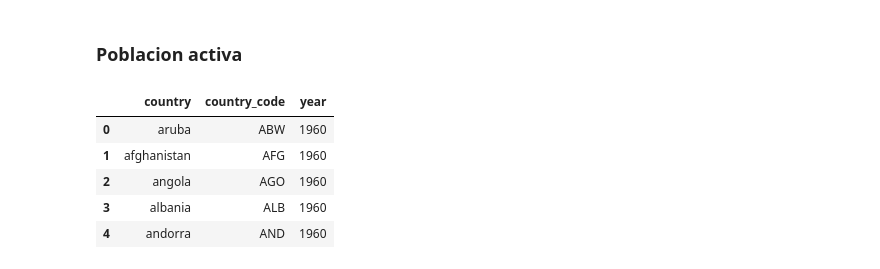
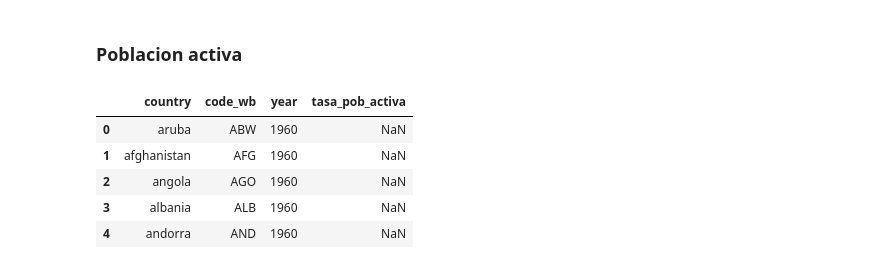
Before and after one commit to Morante-tech/PoliticAI, a Jupyter notebook: privado-articulos/notebooks/5_gm_instituciones.ipynb, the cells around one changed output. Drawn from its saved outputs; the diff is of its cells as text; code cells hidden in the pictures.

```diff
--- a/privado-articulos/notebooks/5_gm_instituciones.ipynb
+++ b/privado-articulos/notebooks/5_gm_instituciones.ipynb
@@ -22,7 +22,7 @@ chart_studio.tools.set_credentials_file(username=username, api_key=api_key)
 # pio.write_html(fig, file=’index.html’, auto_open=True)
 # %%
 def clean_df_format(df):
-    df.columns = [x.lower().replace("/", "_").replace(" ", "_").strip() for x in df.columns]
+    df.columns = [x.lower().replace("/", "_").replace(" ", "_").replace("(", "").replace(")", "").strip() for x in df.columns]
     return df
 
 def clean_country_names(df, column, new_country_col_name="country"):
@@ -37,7 +37,7 @@ def clean_country_names(df, column, new_country_col_name="country"):
                  "dem_rep_of_congo":"congo_kinshasa", "congo_dem_rep":"congo_kinshasa","congo_rep":"congo_brazzaville",
                   "egypt_arab_rep":"egypt", "gambia_the":"gambia","the_gambia":"gambia" ,"russian_federation":"russia",
                  "iran_islamic_rep":"iran", "yemen_rep":"yemen", "kyrgyz_republic":"kyrgyzstan",
-                 "lao_pdr":"laos", "bahamas_the":"bahamas", "brunei_darussalam":"brunei",
+                 "lao_pdr":"laos", "bahamas_the":"bahamas", "brunei_darussalam":"brunei", "sudan_north":"sudan",
                  "hong_kong_sar_china":"hong_kong"}
     df[column] =  df[column].replace(name_changes)
 
@@ -120,15 +126,19 @@ filas:  (990, 6)
 ### Poblacion activa
 # %%
 df_poblacionactiva_idx = pd.melt(df_poblacionactiva, id_vars=['country_name','country_code'], value_vars=df_poblacionactiva.columns[4:])
-df_poblacionactiva_idx = df_poblacionactiva_idx.rename(columns={"variable":"year"})
-df_poblacionactiva_idx = clean_country_names(df=df_poblacionactiva_idx[["country_name", "country_code", "year"]], column="country_name")
+df_poblacionactiva_idx = df_poblacionactiva_idx[["country_name", "country_code", "variable", "value"]]
+df_poblacionactiva_idx = df_poblacionactiva_idx.rename(columns={"country_code":"code_wb", "variable":"year",
+                                                         "value":"tasa_pob_activa"})
+df_poblacionactiva_idx = clean_country_names(df=df_poblacionactiva_idx, column="country_name")
+df_poblacionactiva_idx.year = df_poblacionactiva_idx.year.astype(int)
+
 df_poblacionactiva_idx.head()
 # %% [output]
-|  | country | country_code | year |
-| 0 | aruba | ABW | 1960 |
-| 1 | afghanistan | AFG | 1960 |
-| 2 | angola | AGO | 1960 |
-| 3 | albania | ALB | 1960 |
-| 4 | andorra | AND | 1960 |
+|  | country | code_wb | year | tasa_pob_activa |
+| 0 | aruba | ABW | 1960 | NaN |
+| 1 | afghanistan | AFG | 1960 | NaN |
+| 2 | angola | AGO | 1960 | NaN |
+| 3 | albania | ALB | 1960 | NaN |
+| 4 | andorra | AND | 1960 | NaN |
 # %%
 df_base = df_base.merge(right=df_poblacionactiva_idx, on=["country", "year"], how="inner")
```
Also changed, not shown: parts of 21 cells of this notebook.
